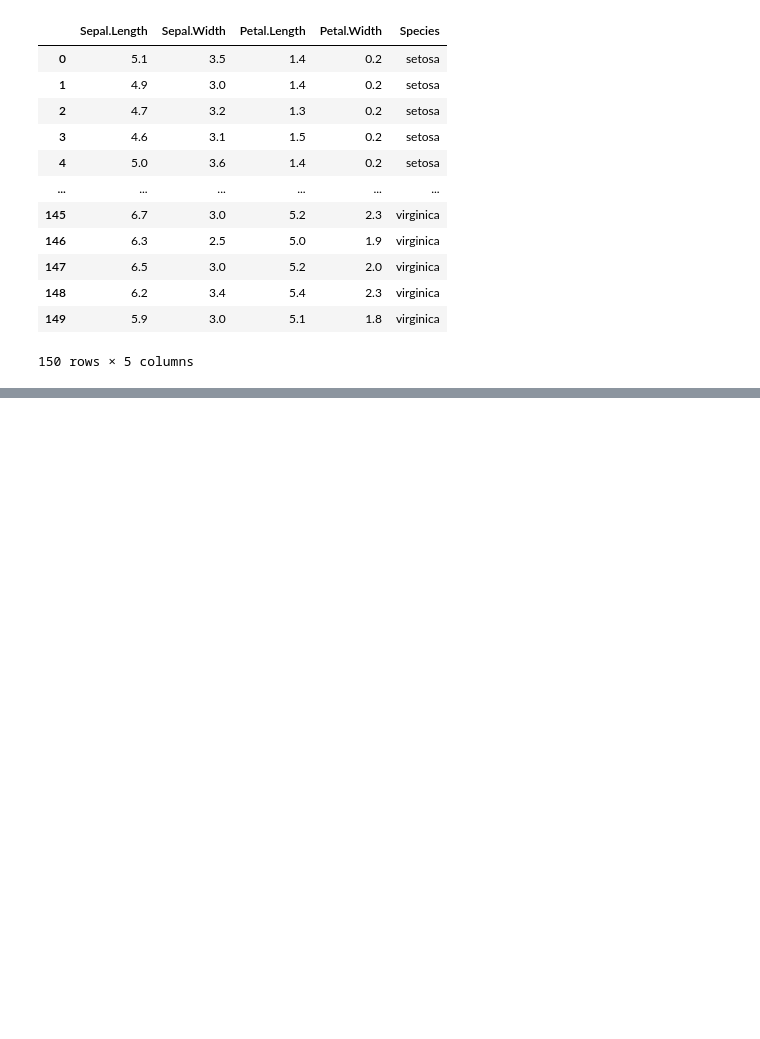
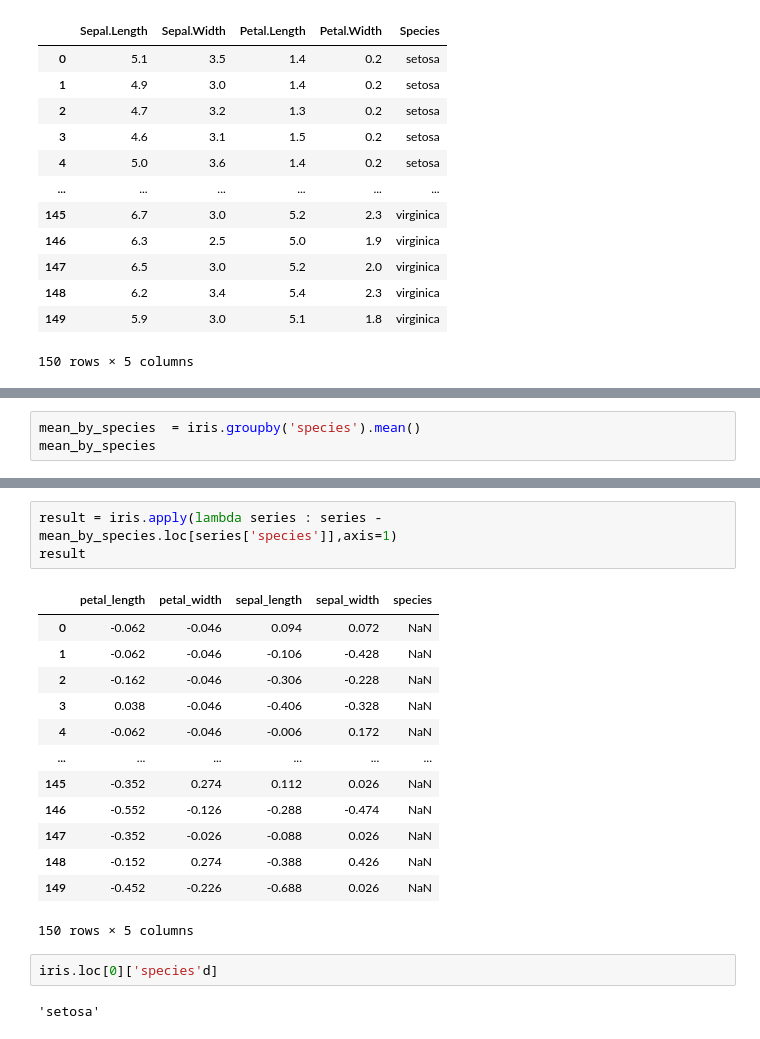
Before and after one commit to jack8704/ai, a Jupyter notebook: source/01_python/연습장.ipynb, the cells around one changed output, grey strips where cells are left out. Cells and saved outputs as stored; diff of their text form; blank space fills up the shorter version.

```diff
--- a/source/01_python/연습장.ipynb
+++ b/source/01_python/연습장.ipynb
@@ -1269,0 +1356,3 @@ for col in range(iris.shape[1]-1):
+# %%
+mean_by_species  = iris.groupby('species').mean()
+mean_by_species
@@ -1269,0 +1365,21 @@ for col in range(iris.shape[1]-1):
+# %%
+result = iris.apply(lambda series : series - mean_by_species.loc[series['species']],axis=1)
+result
+# %% [output]
+|  | petal_length | petal_width | sepal_length | sepal_width | species |
+| 0 | -0.062 | -0.046 | 0.094 | 0.072 | NaN |
+| 1 | -0.062 | -0.046 | -0.106 | -0.428 | NaN |
+| 2 | -0.162 | -0.046 | -0.306 | -0.228 | NaN |
+| 3 | 0.038 | -0.046 | -0.406 | -0.328 | NaN |
+| 4 | -0.062 | -0.046 | -0.006 | 0.172 | NaN |
+| ... | ... | ... | ... | ... | ... |
+| 145 | -0.352 | 0.274 | 0.112 | 0.026 | NaN |
+| 146 | -0.552 | -0.126 | -0.288 | -0.474 | NaN |
+| 147 | -0.352 | -0.026 | -0.088 | 0.026 | NaN |
+| 148 | -0.152 | 0.274 | -0.388 | 0.426 | NaN |
+| 149 | -0.452 | -0.226 | -0.688 | 0.026 | NaN |
+150 rows × 5 columns
+# %%
+iris.loc[0]['species'd]
+# %% [output]
+'setosa'
```
Also changed, not shown: parts of 17 cells of this notebook, 4 other files.
